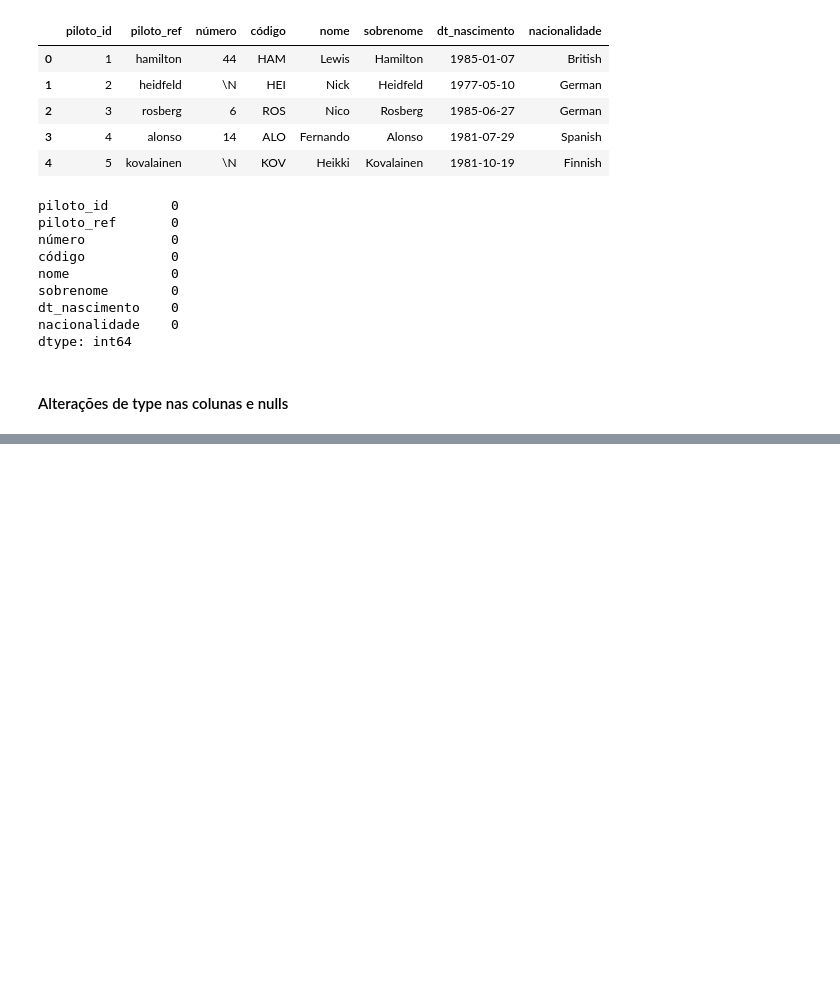
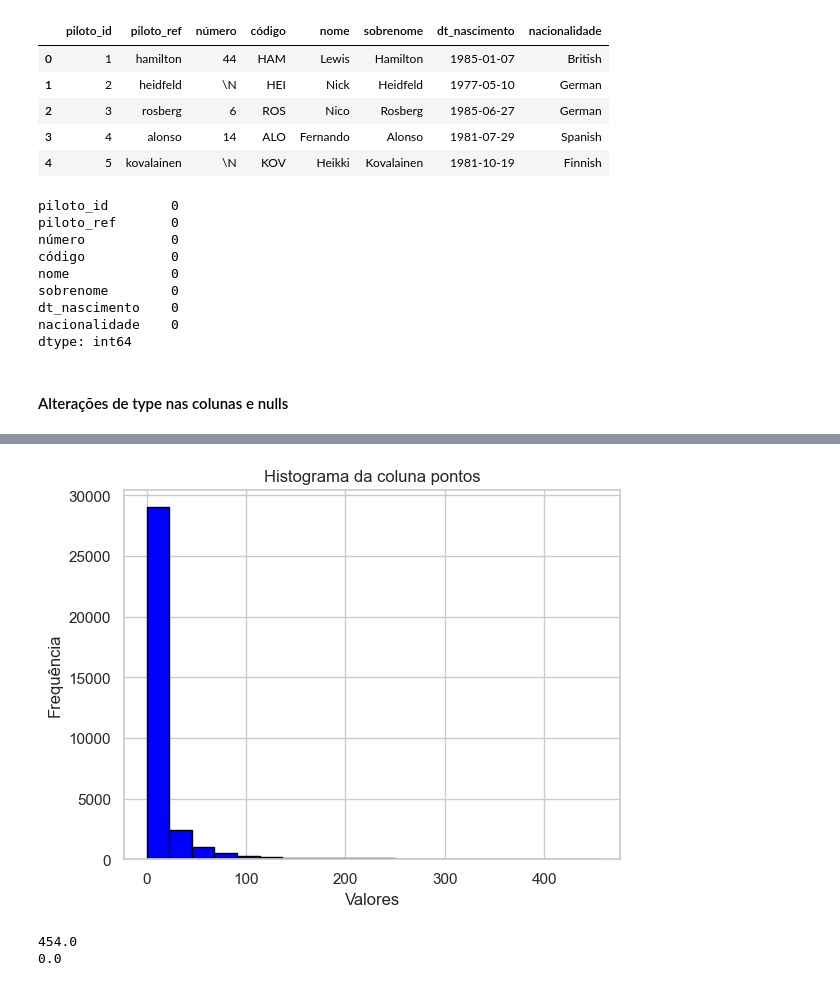
Before and after one commit to augustopinho/fatec_ipi_projeto_integrador_3, a Jupyter notebook: tratamento_limpeza_dataset.ipynb, the cells around one changed output, grey strips where cells are left out. Cells and saved outputs as stored; diff of their text form; code cells hidden in the pictures; blank space fills up the shorter version.

```diff
--- a/tratamento_limpeza_dataset.ipynb
+++ b/tratamento_limpeza_dataset.ipynb
@@ -184,0 +365,19 @@ pilotos['dt_nascimento'] = pd.to_datetime(pilotos['dt_nascimento'])
+# %%
+# Criar o histograma
+plt.hist(piloto_classificacoes['pontos'], bins=20, color='blue', edgecolor='black')
+
+# Adicionar rótulos ao gráfico
+plt.xlabel('Valores')
+plt.ylabel('Frequência')
+plt.title('Histograma da coluna pontos')
+
+# Mostrar o gráfico
+plt.show()
+# %% [output]
+[figure, added]
+# %%
+print(piloto_classificacoes['pontos'].max())
+print(piloto_classificacoes['pontos'].min())
+# %% [output]
+454.0
+0.0
```
Also changed, not shown: parts of 25 cells of this notebook, 1 other file.
